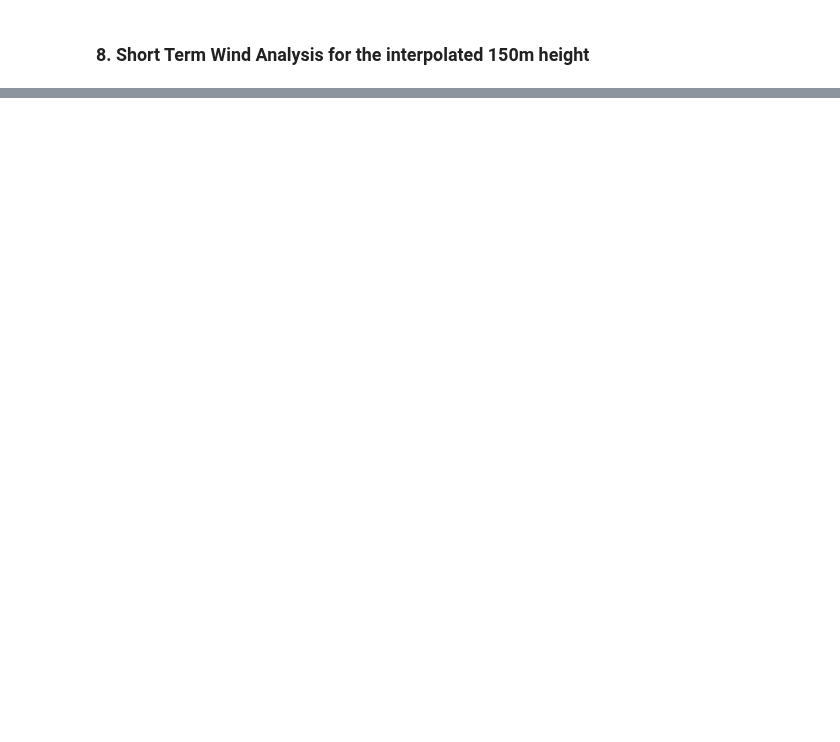
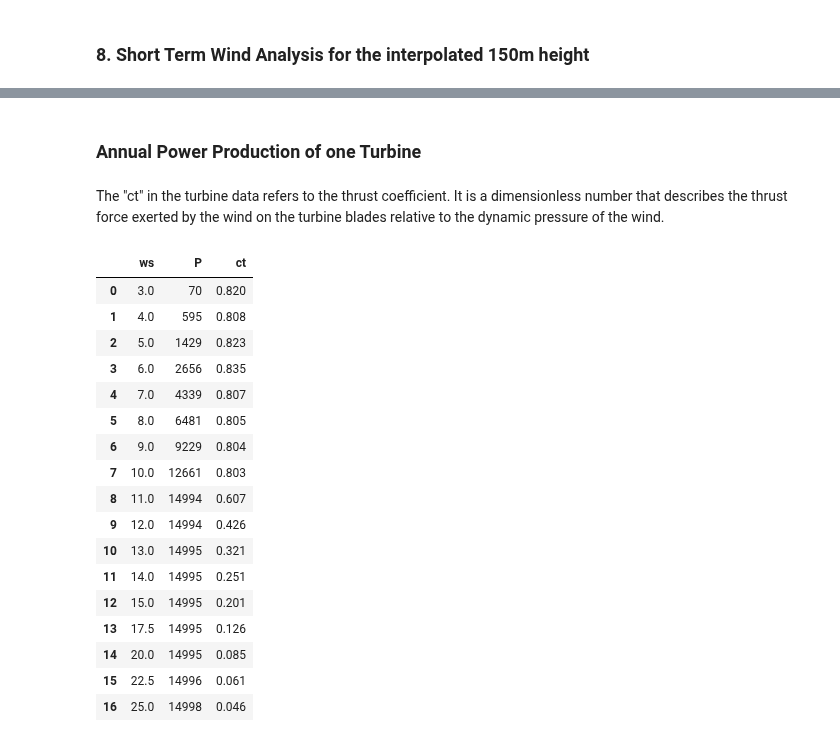
Before and after one commit to boujuan/StudentProject-Yield-Predictions-Offshore, a Jupyter notebook: Short_term_wind_climate_Julia.ipynb, the cells around one changed output, grey strips where cells are left out. Saved outputs shown, nothing was run; the diff lists cells and outputs as text; code cells hidden in the pictures; blank space fills up the shorter version.

```diff
--- a/Short_term_wind_climate_Julia.ipynb
+++ b/Short_term_wind_climate_Julia.ipynb
@@ -563,0 +657,45 @@ plot_wind_rose(df_interpol_height['wd2_150m'], df_interpol_height['ws2_150m'], '
+# %% [markdown]
+### Annual Power Production of one Turbine
+# %% [markdown]
+The "ct" in the turbine data refers to the thrust coefficient. It is a dimensionless number that describes the thrust force exerted by the wind on the turbine blades relative to the dynamic pressure of the wind.
+# %%
+from scipy import interpolate
+file_path = 'data/turbine-info/power_curves/IEA-15MW-D240-H150.csv' # power is given in kW
+
+# Function to load data from a CSV file
+def load_csv_data(file_path):
+    return np.genfromtxt(file_path, delimiter=',', skip_header=1)
+
+# Function to determine cut-in and cut-out wind speeds
+def get_cut_in_out_ws(power_curve_data):
+    ws = power_curve_data[:, 0]
+    p = power_curve_data[:, 1]
+    cut_in_ws = ws[p > 0].min()
+    cut_out_ws = ws[p > 0].max()
+    return cut_in_ws, cut_out_ws
+
+# Function to interpolate cp
+def cp_interpolation(power_curve_data):
+    ws = power_curve_data[:, 0]
+    cp = power_curve_data[:, 3]
+    cp_i = interpolate.interp1d(ws, cp)
+    return cp_i
+# %% [output]
+|  | ws | P | ct |
+| 0 | 3.0 | 70 | 0.820 |
+| 1 | 4.0 | 595 | 0.808 |
+| 2 | 5.0 | 1429 | 0.823 |
+| 3 | 6.0 | 2656 | 0.835 |
+| 4 | 7.0 | 4339 | 0.807 |
+| 5 | 8.0 | 6481 | 0.805 |
+| 6 | 9.0 | 9229 | 0.804 |
+| 7 | 10.0 | 12661 | 0.803 |
+| 8 | 11.0 | 14994 | 0.607 |
+| 9 | 12.0 | 14994 | 0.426 |
+| 10 | 13.0 | 14995 | 0.321 |
+| 11 | 14.0 | 14995 | 0.251 |
+| 12 | 15.0 | 14995 | 0.201 |
+| 13 | 17.5 | 14995 | 0.126 |
+| 14 | 20.0 | 14995 | 0.085 |
+| 15 | 22.5 | 14996 | 0.061 |
+| 16 | 25.0 | 14998 | 0.046 |
```
Also changed, not shown: parts of 17 cells of this notebook.
